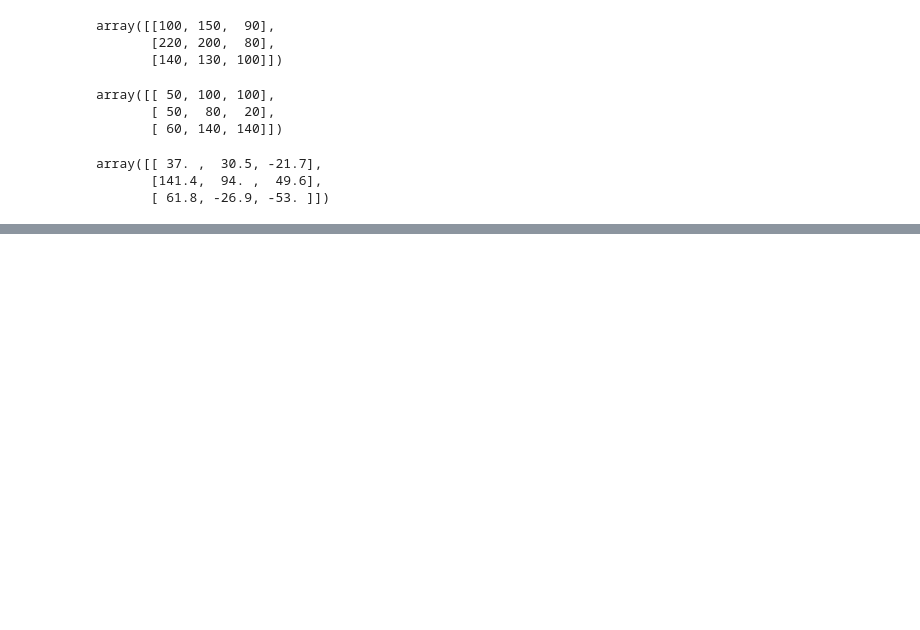
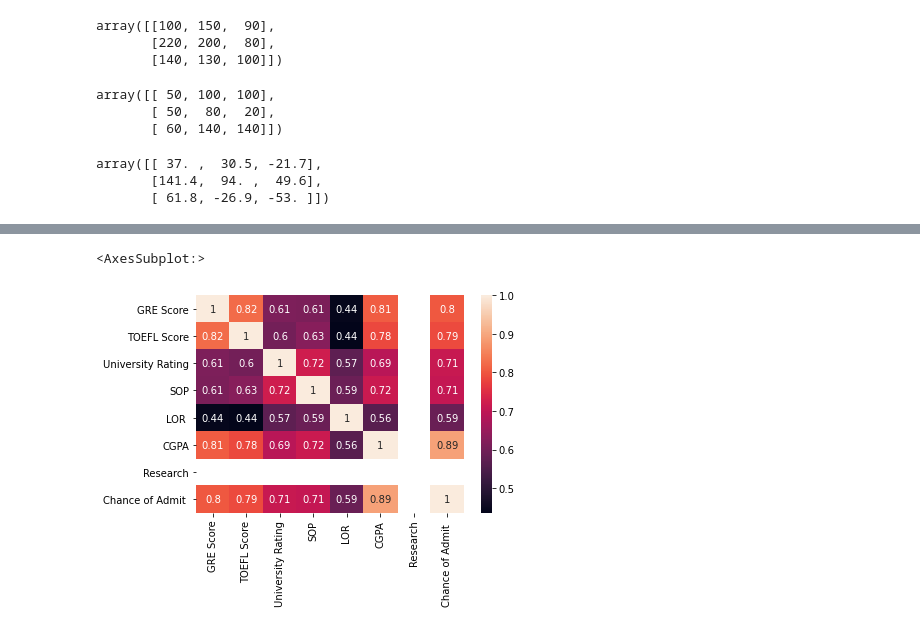
Before and after one commit to fktr00/Experiment, a Jupyter notebook: JP/Конспект линейная алгебра.ipynb, the cells around one changed output, grey strips where cells are left out. Saved outputs shown, nothing was run; the diff lists cells and outputs as text; code cells hidden in the pictures; blank space fills up the shorter version.

```diff
--- a/JP/Конспект линейная алгебра.ipynb
+++ b/JP/Конспект линейная алгебра.ipynb
@@ -281,0 +625,8 @@ b = np.array([0,0,2,4,0])
+# %%
+X_y_R = df_d_srl[df_d_srl['Research']==1].corr(method='pearson')
+X_n_R = df_d_srl[df_d_srl['Research']==0].corr(method='pearson')
+# %%
+sns.heatmap(data=X_y_R, annot=True)
+# %% [output]
+<AxesSubplot:>
+[figure, added]
```
Also changed, not shown: parts of 133 cells of this notebook, 2 other files.
